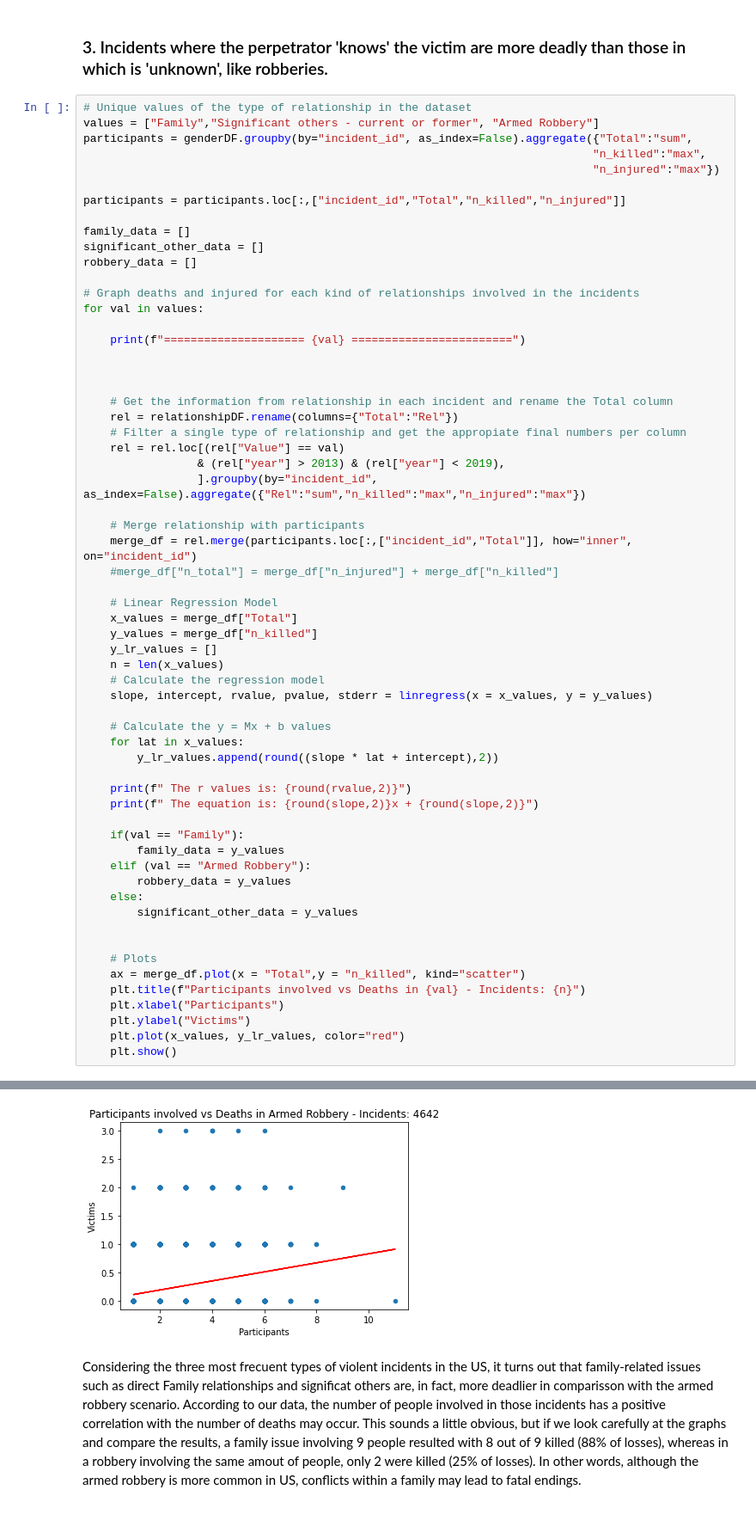
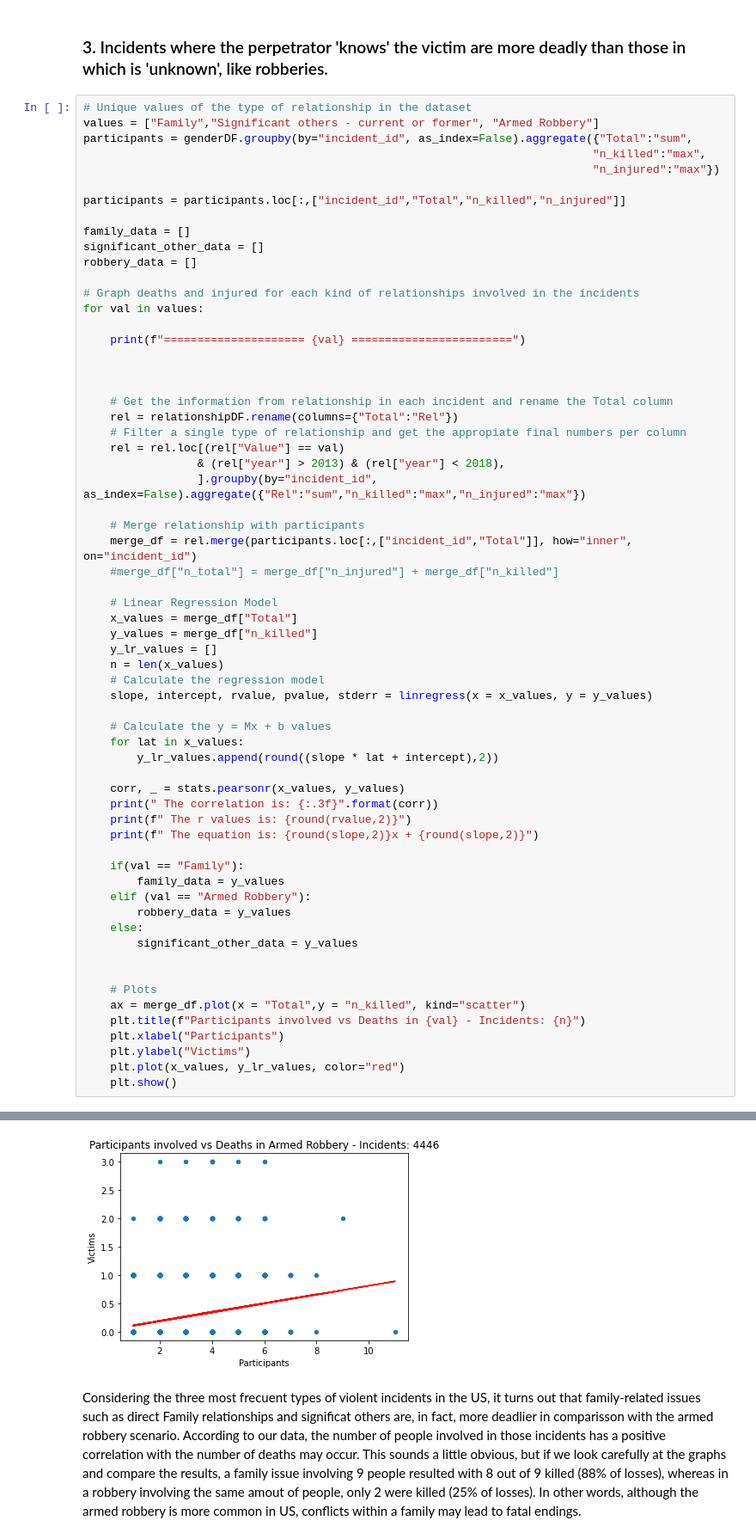
Before and after one commit to palolo02/Project1, a Jupyter notebook: Crime in US.ipynb, the cells around one changed output, grey strips where cells are left out. Shown: that part at 86% size. Drawn from its saved outputs; the diff is of its cells as text.

```diff
--- a/Crime in US.ipynb
+++ b/Crime in US.ipynb
@@ -404,7 +418,7 @@ for val in values:
     rel = relationshipDF.rename(columns={"Total":"Rel"})
     # Filter a single type of relationship and get the appropiate final numbers per column
     rel = rel.loc[(rel["Value"] == val)
-                 & (rel["year"] > 2013) & (rel["year"] < 2019),
+                 & (rel["year"] > 2013) & (rel["year"] < 2018),
                  ].groupby(by="incident_id", as_index=False).aggregate({"Rel":"sum","n_killed":"max","n_injured":"max"})
 
     # Merge relationship with participants
@@ -423,6 +437,8 @@ for val in values:
     for lat in x_values:
         y_lr_values.append(round((slope * lat + intercept),2))
 
+    corr, _ = stats.pearsonr(x_values, y_values)
+    print(" The correlation is: {:.3f}".format(corr))
     print(f" The r values is: {round(rvalue,2)}")
     print(f" The equation is: {round(slope,2)}x + {round(slope,2)}")
 
@@ -455,5 +474,5 @@ for val in values:
  The equation is: 0.08x + 0.08
-[figure, old version]
+[figure, new version]
 # %% [markdown]
 Considering the three most frecuent types of violent incidents in the US, it turns out that family-related issues such as direct Family relationships and significat others are, in fact, more deadlier in comparisson with the armed robbery scenario.
 According to our data, the number of people involved in those incidents has a positive correlation with the number of deaths may occur. This sounds a little obvious, but if we look carefully at the graphs and compare the results, a family issue involving 9 people resulted with 8 out of 9 killed (88% of losses), whereas in a robbery involving the same amout of people, only 2 were killed (25% of losses). In other words, although the armed robbery is more common in US, conflicts within a family may lead to fatal endings.
```
Also changed, not shown: parts of 12 cells of this notebook, 2 other files.
